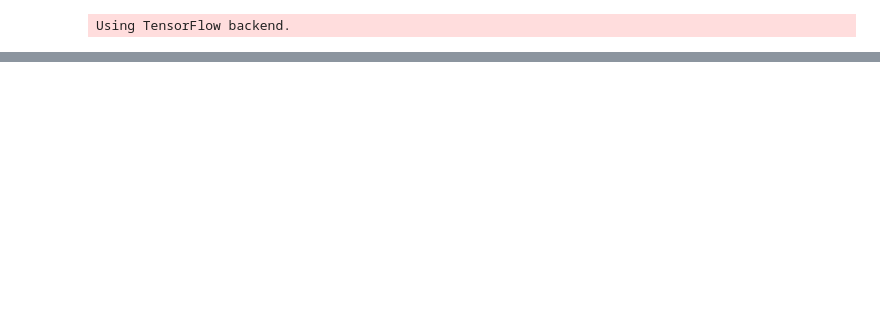
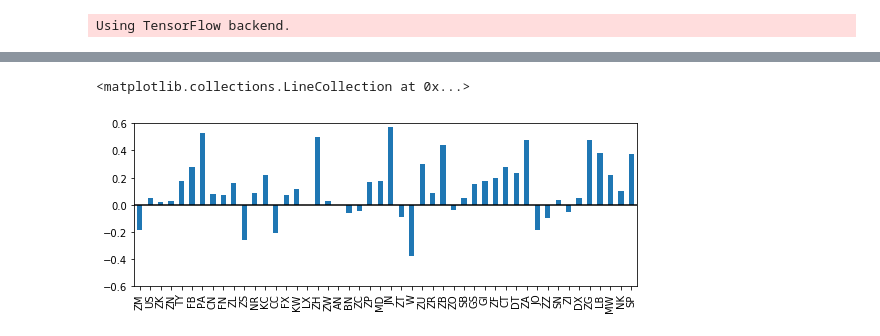
Before and after one commit to maxlamberti/time-series-momentum, a Jupyter notebook: notebooks/Backtest_Baseline.ipynb, the cells around one changed output, grey strips where cells are left out. Drawn from its saved outputs; the diff is of its cells as text; code cells hidden in the pictures; blank space fills up the shorter version.

```diff
--- a/notebooks/Backtest_Baseline.ipynb
+++ b/notebooks/Backtest_Baseline.ipynb
@@ -70,0 +95,17 @@ dtype: float64
+# %%
+backtest_results = {}
+for asset, df in clc.items():
+    df = df['1990-1-1':'2020-1-1']
+    monthly_returns = ((1 + df.Returns_Daily).resample('M').prod() - 1).rename('Monthly_Returns')
+    yearly_returns = ((1 + df.Returns_Daily).rolling(252).apply(np.prod, raw=True) - 1).rename('Yearly_Returns')
+    vola = np.sqrt(252) * df['Sigma']
+    sign_data = pd.DataFrame([monthly_returns, yearly_returns, vola]).T
+    sign_data.dropna(inplace=True)
+    sign_data['SIGN'] = 2 * (sign_data['Yearly_Returns'] >= 0) - 1
+    sign_data['Next_Monthly_Returns'] = sign_data['Monthly_Returns'].shift(-1)
+    sign_data['Strategy_Weight'] = sign_data['SIGN'] * SIGMA_TARGET / sign_data['Sigma']
+    sign_data['Performance'] = sign_data['Strategy_Weight'] * sign_data['Next_Monthly_Returns']
+    backtest_results[asset] = calc_single_asset_backtest(df.Returns_Daily, df.Excess_Returns_Daily, sign_data.Strategy_Weight)
+# %%
+sign_df = pd.DataFrame(backtest_results)
+sign_df
@@ -70,0 +154,8 @@ dtype: float64
+# %%
+plt.figure(figsize=(9, 3))
+sign_df.loc['Sharpe'].plot('bar')
+plt.ylim(-0.6, 0.6)
+plt.hlines(0, -10, 90)
+# %% [output]
+<matplotlib.collections.LineCollection at 0x...>
+[figure, added]
```
Also changed, not shown: parts of 14 cells of this notebook, 4 other files.
